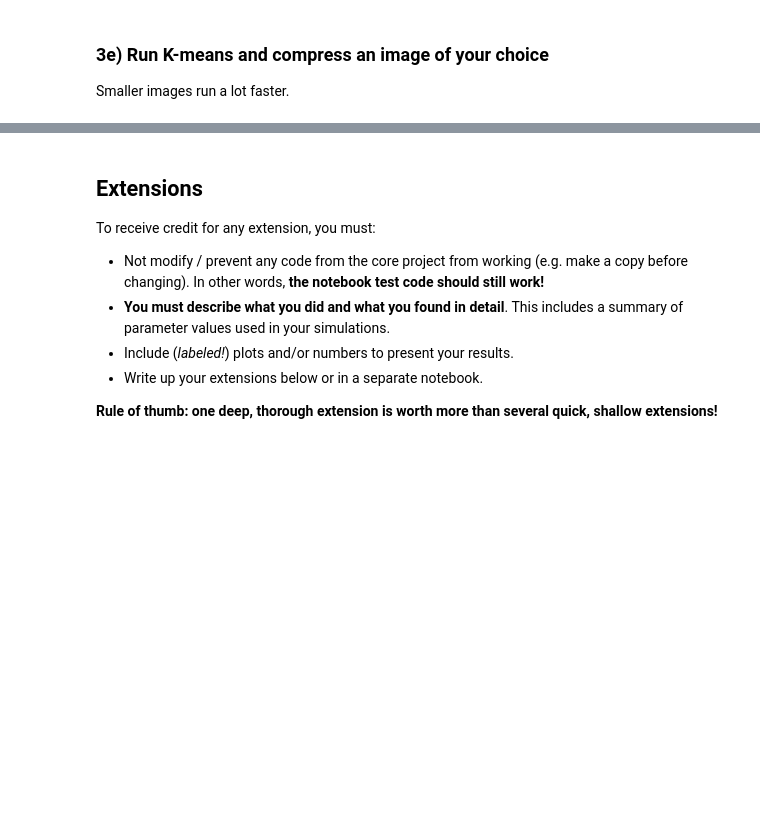
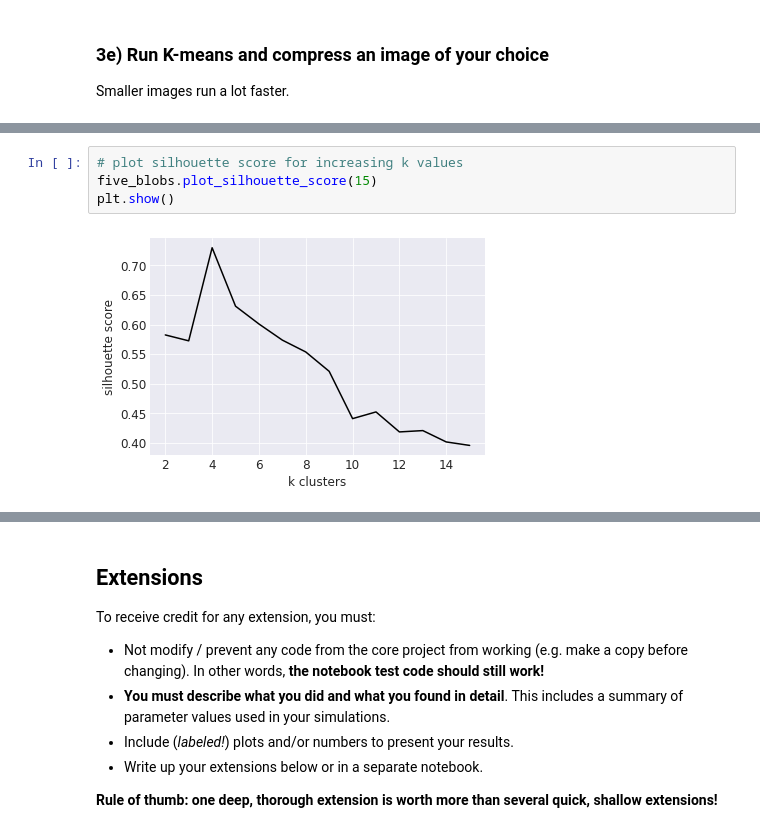
Before and after one commit to sam-munoz/ColbyCSLabs, a Jupyter notebook: CS252 - Mathematical Data Analysis and Visualization/project_05/kmeans.ipynb, the cells around one changed output, grey strips where cells are left out. Drawn from its saved outputs; the diff is of its cells as text; blank space fills up the shorter version.

```diff
--- a/CS252 - Mathematical Data Analysis and Visualization/project_05/kmeans.ipynb
+++ b/CS252 - Mathematical Data Analysis and Visualization/project_05/kmeans.ipynb
@@ -486,0 +521,6 @@ print(five_blobs.average_silhouette_score())
+# %%
+# plot silhouette score for increasing k values
+five_blobs.plot_silhouette_score(15)
+plt.show()
+# %% [output]
+[figure, added]
```
Also changed, not shown: parts of 29 cells of this notebook, 1 other file.
